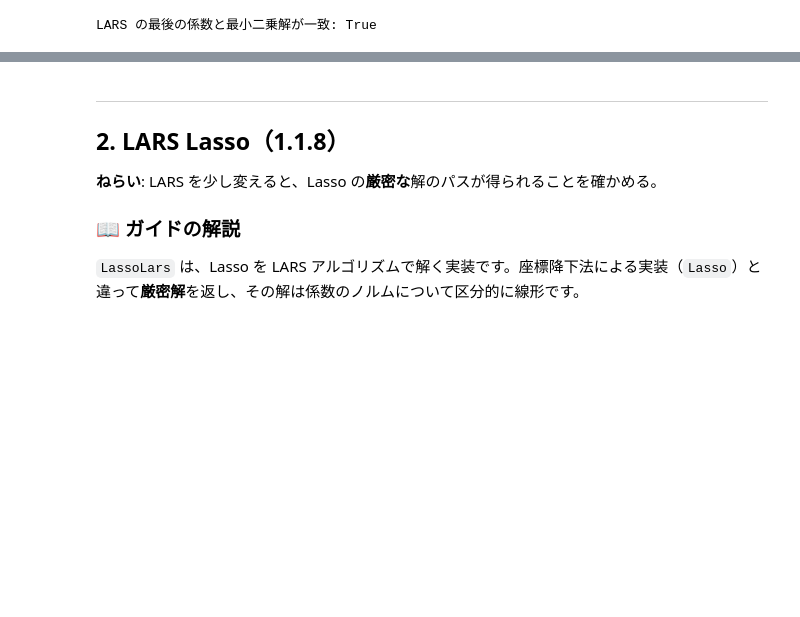
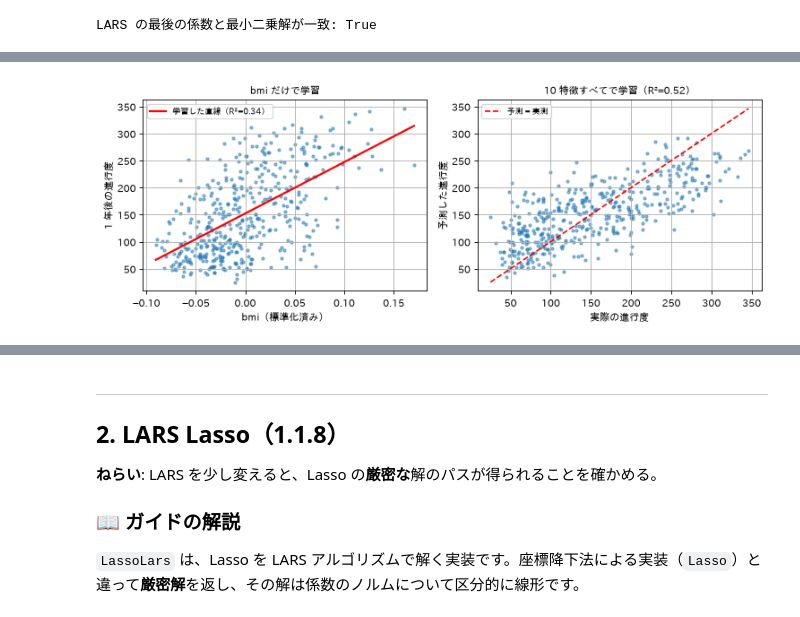
Before and after one commit to qsat/sandbox, a Jupyter notebook: study-sklearn/notebooks/01_supervised/01_linear_models_2_selection_bayes.ipynb, the cells around one changed output, grey strips where cells are left out. Cells and saved outputs as stored; diff of their text form; code cells hidden in the pictures; blank space fills up the shorter version.

```diff
--- a/study-sklearn/notebooks/01_supervised/01_linear_models_2_selection_bayes.ipynb
+++ b/study-sklearn/notebooks/01_supervised/01_linear_models_2_selection_bayes.ipynb
@@ -134,0 +139,18 @@ LARS の最後の係数と最小二乗解が一致: True
+# %%
+bmi = X_d[:, [names.index("bmi")]]
+ols_bmi = lm.LinearRegression().fit(bmi, y_d)
+ols_all = lm.LinearRegression().fit(X_d, y_d)
+
+fig, axes = plt.subplots(1, 2, figsize=(9.5, 3.6))
+axes[0].scatter(bmi, y_d, s=8, alpha=0.5)
+g = np.linspace(bmi.min(), bmi.max(), 2)[:, None]
+axes[0].plot(g, ols_bmi.predict(g), "r-", lw=2, label=f"学習した直線（R²={ols_bmi.score(bmi, y_d):.2f}）")
+axes[0].set_xlabel("bmi（標準化済み）"); axes[0].set_ylabel("1 年後の進行度"); axes[0].legend(fontsize=8)
+axes[0].set_title("bmi だけで学習", fontsize=10)
+axes[1].scatter(y_d, ols_all.predict(X_d), s=8, alpha=0.5)
+lim = [y_d.min(), y_d.max()]; axes[1].plot(lim, lim, "r--", label="予測 = 実測")
+axes[1].set_xlabel("実際の進行度"); axes[1].set_ylabel("予測した進行度"); axes[1].legend(fontsize=8)
+axes[1].set_title(f"10 特徴すべてで学習（R²={ols_all.score(X_d, y_d):.2f}）", fontsize=10)
+plt.tight_layout(); plt.show()
+# %% [output]
+[figure, added]
```
Also changed, not shown: parts of 9 cells of this notebook.
